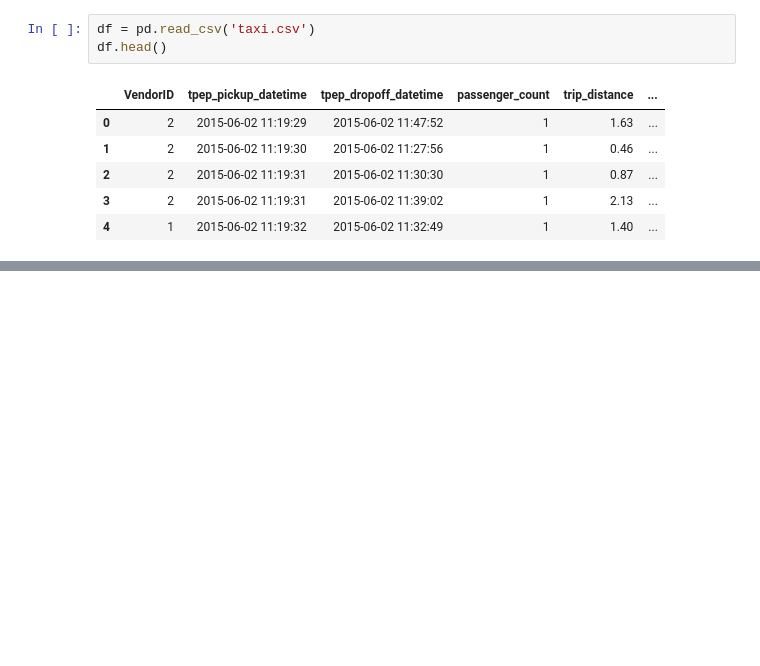
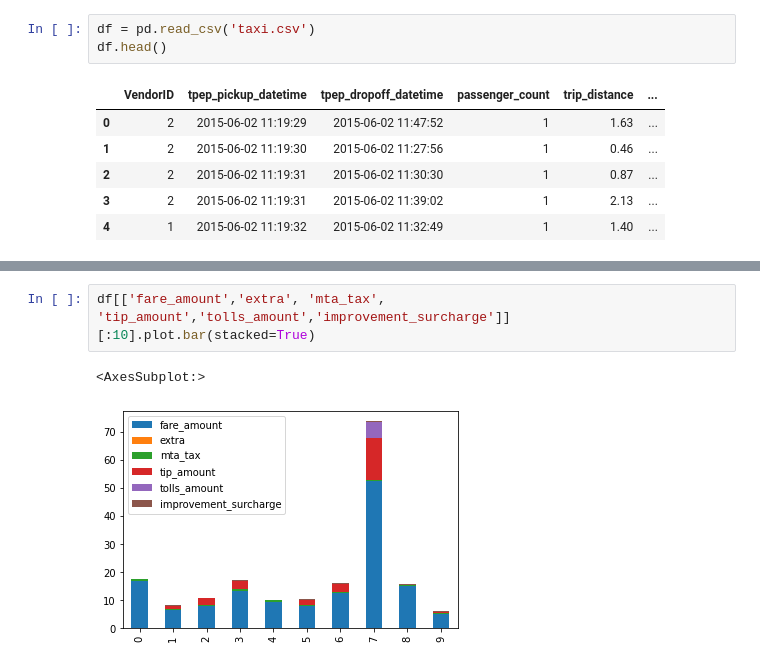
Before and after one commit to ramlaxman/cisco-2020-oct-14-plotting, a Jupyter notebook: Cisco 2020 October 14 — Pandas plotting.ipynb, the cells around one changed output, grey strips where cells are left out. Saved outputs shown, nothing was run; the diff lists cells and outputs as text; blank space fills up the shorter version.

```diff
--- a/Cisco 2020 October 14 — Pandas plotting.ipynb
+++ b/Cisco 2020 October 14 — Pandas plotting.ipynb
@@ -275,0 +265,5 @@ df[['fare_amount','extra', 'mta_tax', 'tip_amount','tolls_amount','improvement_s
+# %%
+df[['fare_amount','extra', 'mta_tax', 'tip_amount','tolls_amount','improvement_surcharge']][:10].plot.bar(stacked=True)
+# %% [output]
+<AxesSubplot:>
+[figure, added]
```
Also changed, not shown: parts of 1 cell of this notebook.
